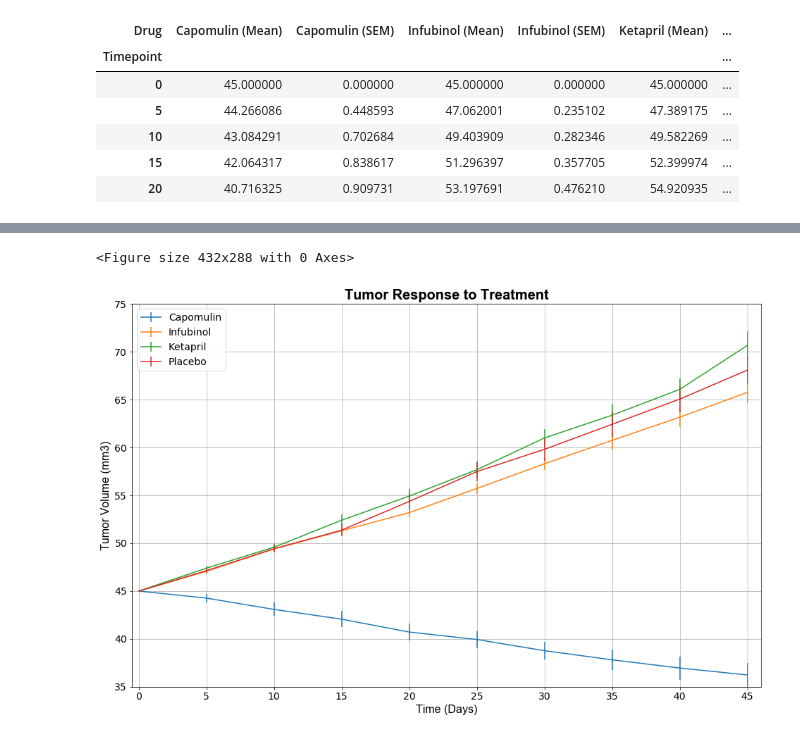
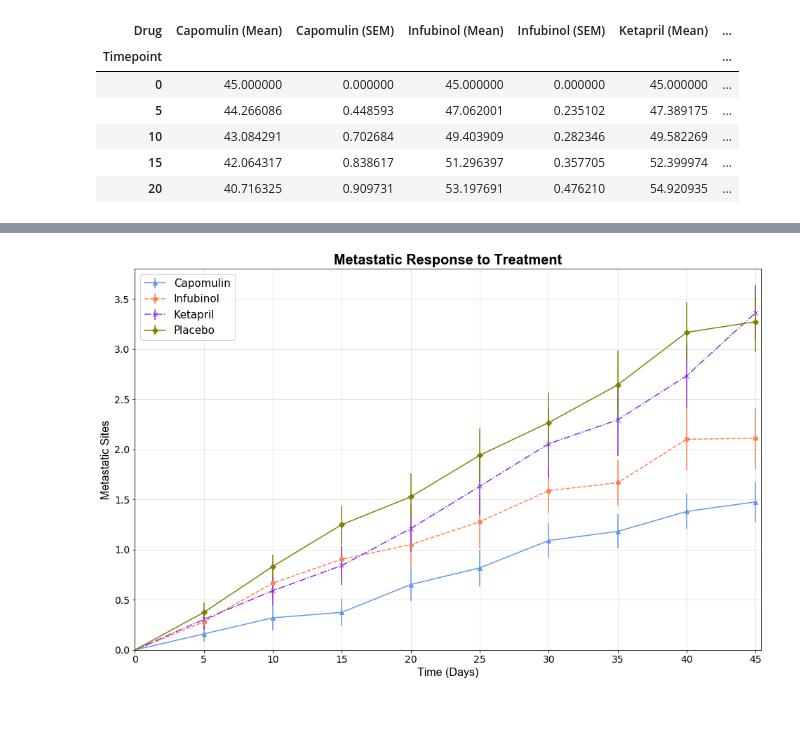
Before and after one commit to Demarsch/data-analytics-bootcamp, a Jupyter notebook: 05 - The Power of Plots/Code/Pymaceuticals.ipynb, the cells around one changed output, grey strips where cells are left out. Cells and saved outputs as stored; diff of their text form; code cells hidden in the pictures; blank space fills up the shorter version.

Commit message:
Built two more charts. Exported all three to png and added them to README.md

```diff
--- a/05 - The Power of Plots/Code/Pymaceuticals.ipynb
+++ b/05 - The Power of Plots/Code/Pymaceuticals.ipynb
@@ -74,0 +119,16 @@ mean_and_sem_tumor_volume.head()
+# %%
+# Calculate mean metastatic count and standard error of mean for each drug and timepoint
+meta_sites_grouped_data = data_by_drug_timepoint['Metastatic Sites']
+mean_meta_sites = meta_sites_grouped_data.mean()
+sem_meta_sites = meta_sites_grouped_data.sem()
+
+# Now lets convert these series into the dataframe where every drug data is in its separate column
+mean_meta_sites = mean_meta_sites.unstack(level=0)
+sem_meta_sites = sem_meta_sites.unstack(level=0)
+
+# Lets merge those two frames just to see the whole picture
+mean_and_sem_meta_sites = pd.concat([
+    mean_meta_sites.rename(columns={column:column + ' (Mean)' for column in mean_tumor_volume.columns}),
+    sem_meta_sites.rename(columns={column:column + ' (SEM)' for column in sem_tumor_volume.columns})
+], axis=1).loc[:, ordered_column_names]
+mean_and_sem_meta_sites.head()
@@ -75,20 +143,21 @@ mean_and_sem_tumor_volume.head()
 # %%
 # Plotting all drug data on the same plot
-plt.figure()
-mean_tumor_volume.plot(figsize=fig_size,
-                       style=['^-', 'o--', 'x-.', 'D-'],
-                       legend=False,
-                       yerr=sem_tumor_volume,
-                       markersize=marker_size)
+plt.figure(figsize=fig_size)
+for drug in drugs_to_keep:
+    plt.errorbar(mean_meta_sites.index.values,
+                        mean_meta_sites[drug],
+                        yerr=sem_meta_sites[drug],
+                        **styles[drug])
 plt.xlabel('Time (Days)', **axis_font)
-plt.xlim(-0.5, mean_tumor_volume.index.values[-1] + 1)
-plt.ylim(35, 75)
-plt.xticks(mean_tumor_volume.index.values, fontsize=ticks_fontsize)
-plt.ylabel('Tumor Volume (mm3)', **axis_font)
+plt.xlim(0, mean_meta_sites.index.values[-1] + 0.4)
+plt.ylim(0, 3.8)
+plt.xticks(mean_meta_sites.index.values, fontsize=ticks_fontsize)
+plt.ylabel('Metastatic Sites', **axis_font)
 plt.yticks(fontsize=ticks_fontsize)
-plt.title('Tumor Response to Treatment', **title_font)
+plt.title('Metastatic Response to Treatment', **title_font)
 plt.legend(loc='upper left', prop=legend_font)
-plt.grid()
+plt.grid(alpha=0.4)
+plt.savefig('../Output/Charts/Metastatic Response to Treatment.png')
+plt.show()
 # %% [output]
-<Figure size 432x288 with 0 Axes>
-[figure, old version]
+[figure, new version]
```
Also changed, not shown: parts of 38 cells of this notebook, 4 other files.
